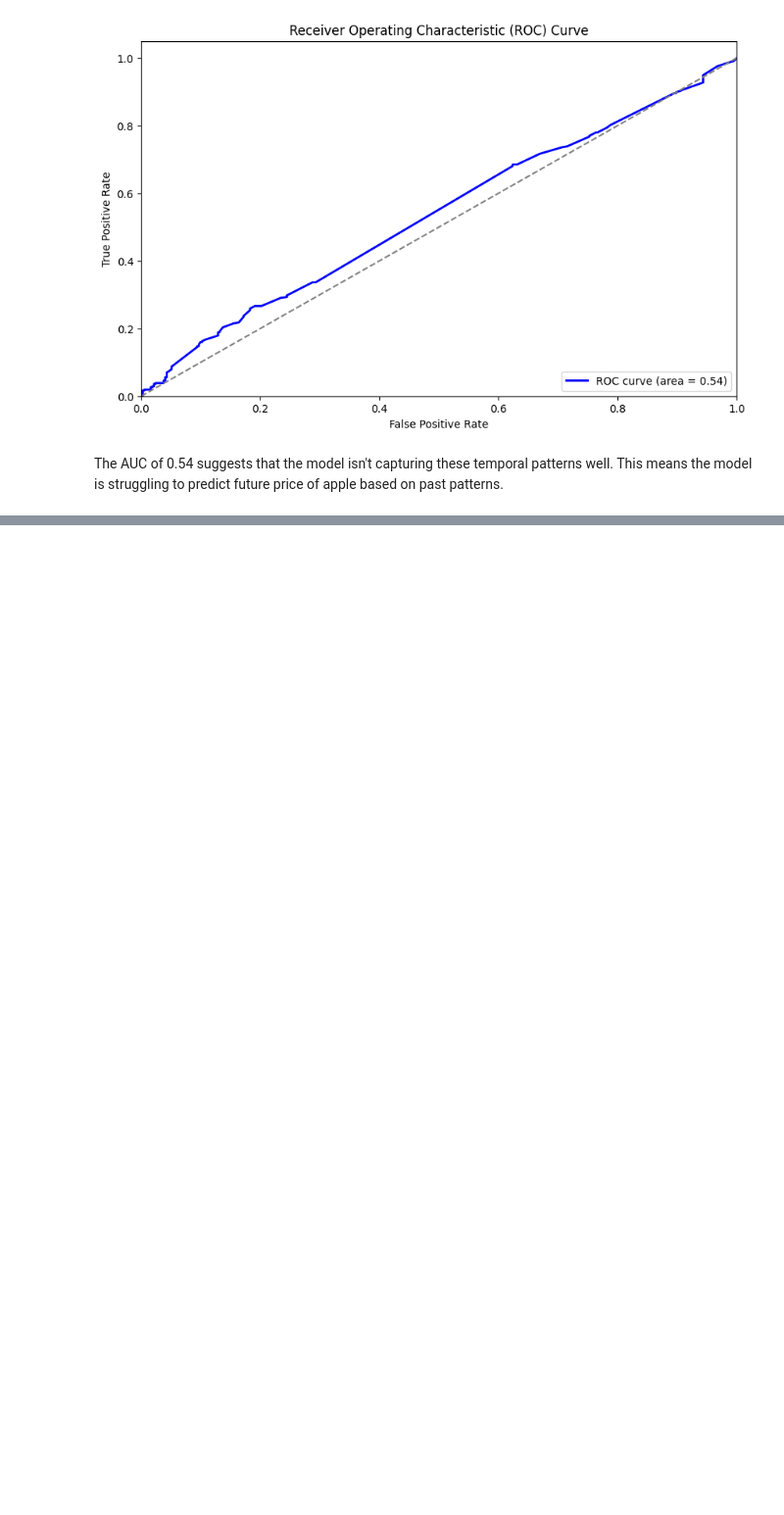
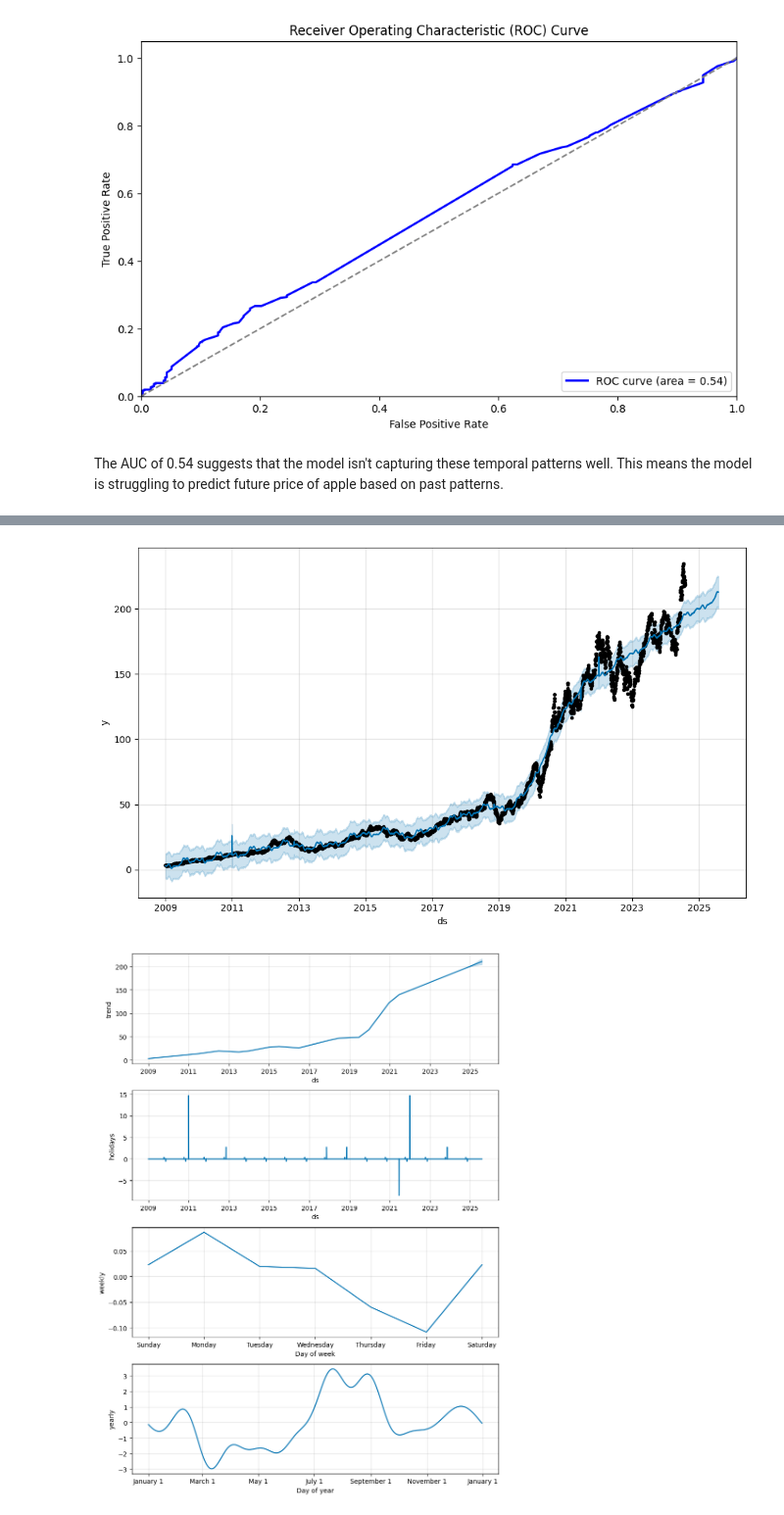
Before and after one commit to simonMakumi/APPLE-stock-price-prediction, a Jupyter notebook: APPLE STOCKS.ipynb, the cells around one changed output, grey strips where cells are left out. Shown: that part at 98% size. Saved outputs shown, nothing was run; the diff lists cells and outputs as text; code cells hidden in the pictures; blank space fills up the shorter version.

Commit message:
Facebook Prophet Model

```diff
--- a/APPLE STOCKS.ipynb
+++ b/APPLE STOCKS.ipynb
@@ -537,0 +544,4 @@ The AUC of 0.54 suggests that the model isn't capturing these temporal patterns
+# %%
+# Preparing the data for Prophet
+df = stock_df.reset_index()[['Date', 'Close']]
+df.rename(columns={'Date': 'ds', 'Close': 'y'}, inplace=True)
@@ -537,0 +550,9 @@ The AUC of 0.54 suggests that the model isn't capturing these temporal patterns
+# %%
+# Initialize the Prophet model
+model = Prophet()
+
+# Add US holidays to the model
+model.add_country_holidays(country_name='US')
+
+# Fit the model
+model.fit(df)
@@ -537,0 +563,17 @@ The AUC of 0.54 suggests that the model isn't capturing these temporal patterns
+# %%
+# Create a DataFrame with future dates
+future = model.make_future_dataframe(periods=365)
+
+# Make predictions
+forecast = model.predict(future)
+
+# Plot the forecast
+model.plot(forecast)
+plt.show()
+
+# Plot the forecast components (trend, weekly, yearly seasonality, and holidays)
+model.plot_components(forecast)
+plt.show()
+# %% [output]
+[figure, added]
+[figure, added]
```
Also changed, not shown: parts of 5 cells of this notebook.
